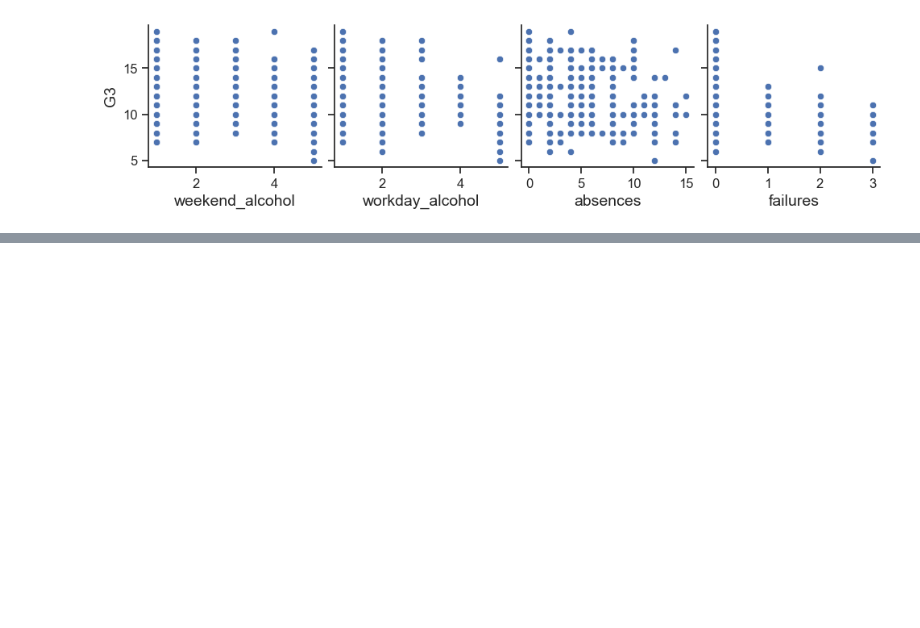
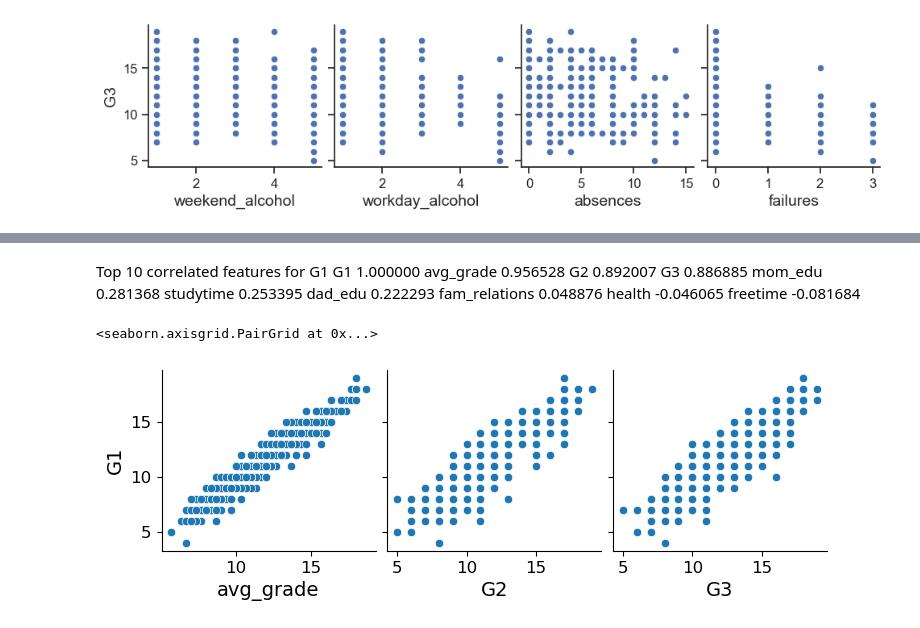
Before and after one commit to sk2003hw/Data-Mining-and-Machine-Learning-Portfolio, a Jupyter notebook: Lab 2.ipynb, the cells around one changed output, grey strips where cells are left out. Drawn from its saved outputs; the diff is of its cells as text; code cells hidden in the pictures; blank space fills up the shorter version.

```diff
--- a/Lab 2.ipynb
+++ b/Lab 2.ipynb
@@ -709,0 +755,22 @@ sns.pairplot(
+# %% [markdown]
+Top 10 correlated features for G1
+G1                 1.000000
+avg_grade          0.956528
+G2                 0.892007
+G3                 0.886885
+mom_edu            0.281368
+studytime          0.253395
+dad_edu            0.222293
+fam_relations      0.048876
+health            -0.046065
+freetime          -0.081684
+# %%
+# plotting a pair plot to understand the relation between G1 and the most correlated features to it
+sns.pairplot(
+    data4,
+    x_vars=["avg_grade", "G2", "G3"],
+    y_vars=["G1"],
+)
+# %% [output]
+<seaborn.axisgrid.PairGrid at 0x...>
+[figure, added]
```
Also changed, not shown: parts of 4 cells of this notebook.
